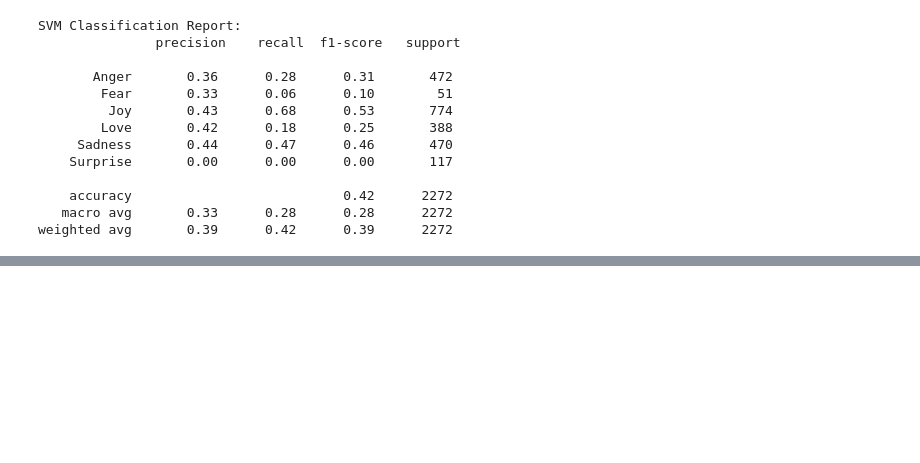
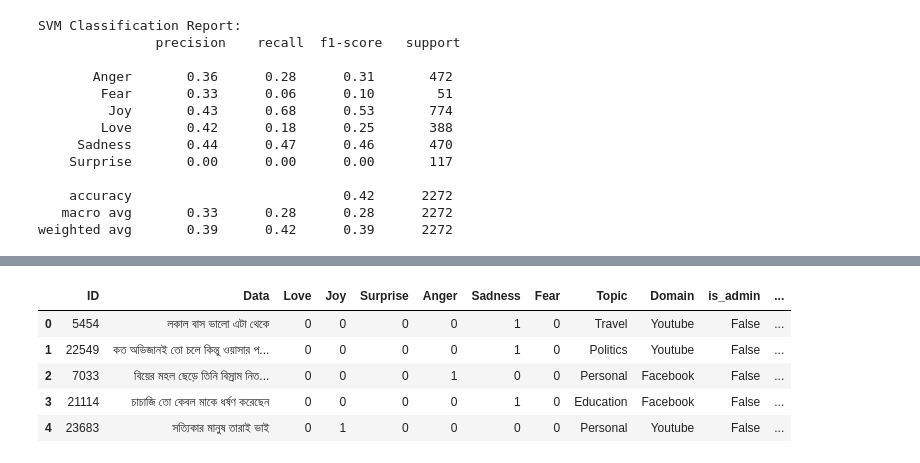
Before and after one commit to nafi-ullah/sentiment-analysis, a Jupyter notebook: main.ipynb, the cells around one changed output, grey strips where cells are left out. Cells and saved outputs as stored; diff of their text form; code cells hidden in the pictures; blank space fills up the shorter version.

Commit message:
preprocessing done

```diff
--- a/main.ipynb
+++ b/main.ipynb
@@ -361,0 +390,36 @@ weighted avg       0.39      0.42      0.39      2272
+# %%
+def replace_strings(text):
+    emoji_pattern = re.compile("["
+                           u"\U0001F600-\U0001F64F"  # emoticons
+                           u"\U0001F300-\U0001F5FF"  # symbols & pictographs
+                           u"\U0001F680-\U0001F6FF"  # transport & map symbols
+                           u"\U0001F1E0-\U0001F1FF"  # flags (iOS)
+                           u"\U00002702-\U000027B0"
+                           u"\U000024C2-\U0001F251"
+                           u"\u00C0-\u017F"          #latin
+                           u"\u2000-\u206F"          #generalPunctuations
+
+                           "]+", flags=re.UNICODE)
+    english_pattern=re.compile('[a-zA-Z0-9]+', flags=re.I)
+
+    text=emoji_pattern.sub(r'', text)
+    text=english_pattern.sub(r'', text)
+
+    return text
+# %%
+def preprocessing(text):
+    out=remove_punctuations(replace_strings(text))
+    return out
+# %%
+df_train['Text'] = df_train.Data.apply(lambda x: preprocessing(str(x)))
+df_test['Text'] = df_test.Data.apply(lambda x: preprocessing(str(x)))
+df_val['Text'] = df_val.Data.apply(lambda x: preprocessing(str(x)))
+# %%
+df_train.head()
+# %% [output]
+|  | ID | Data | Love | Joy | Surprise | Anger | Sadness | Fear | Topic | Domain | is_admin | ... |
+| 0 | 5454 | লকাল বাস ভালো এটা থেকে | 0 | 0 | 0 | 0 | 1 | 0 | Travel | Youtube | False | ... |
+| 1 | 22549 | কত অভিজানই তো চলে কিন্তু ওয়াসার প... | 0 | 0 | 0 | 0 | 1 | 0 | Politics | Youtube | False | ... |
+| 2 | 7033 | বিয়ের মহল ছেড়ে তিনি বিস্রাম নিত... | 0 | 0 | 0 | 1 | 0 | 0 | Personal | Facebook | False | ... |
+| 3 | 21114 | চাচাজি তো কেবল মাকে ধর্ষণ করেছেন | 0 | 0 | 0 | 0 | 1 | 0 | Education | Facebook | False | ... |
+| 4 | 23683 | সত্যিকার মানুষ তারাই ভাই | 0 | 1 | 0 | 0 | 0 | 0 | Personal | Youtube | False | ... |
```
Also changed, not shown: parts of 24 cells of this notebook.
